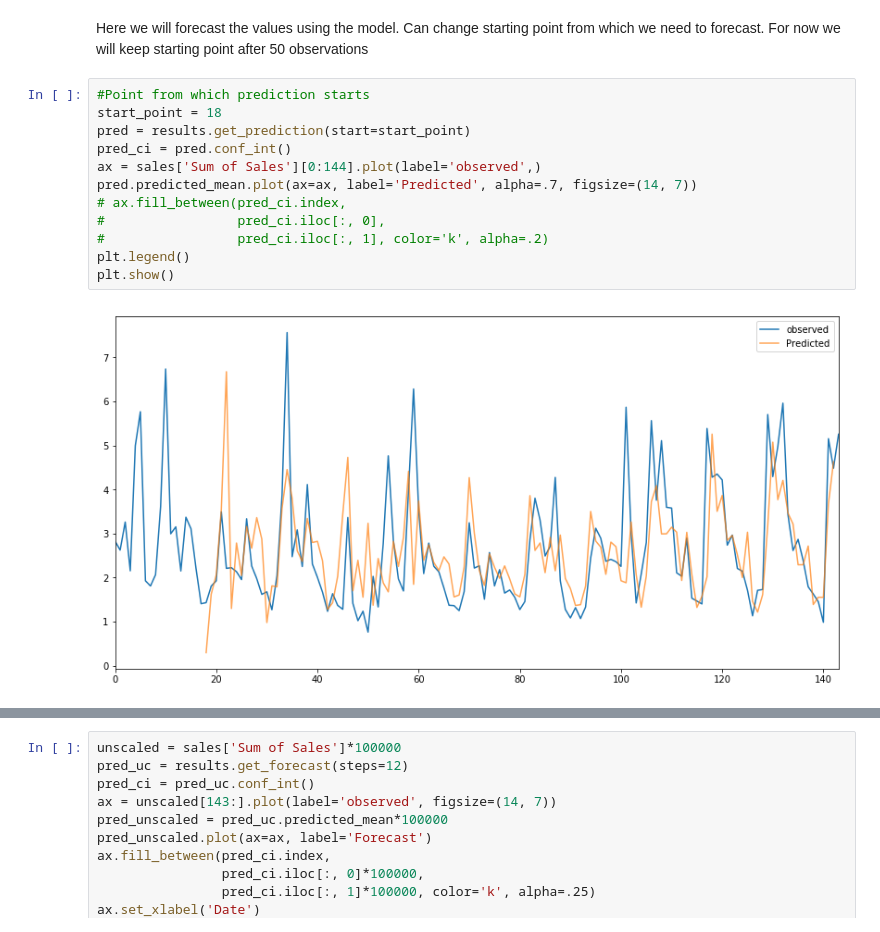
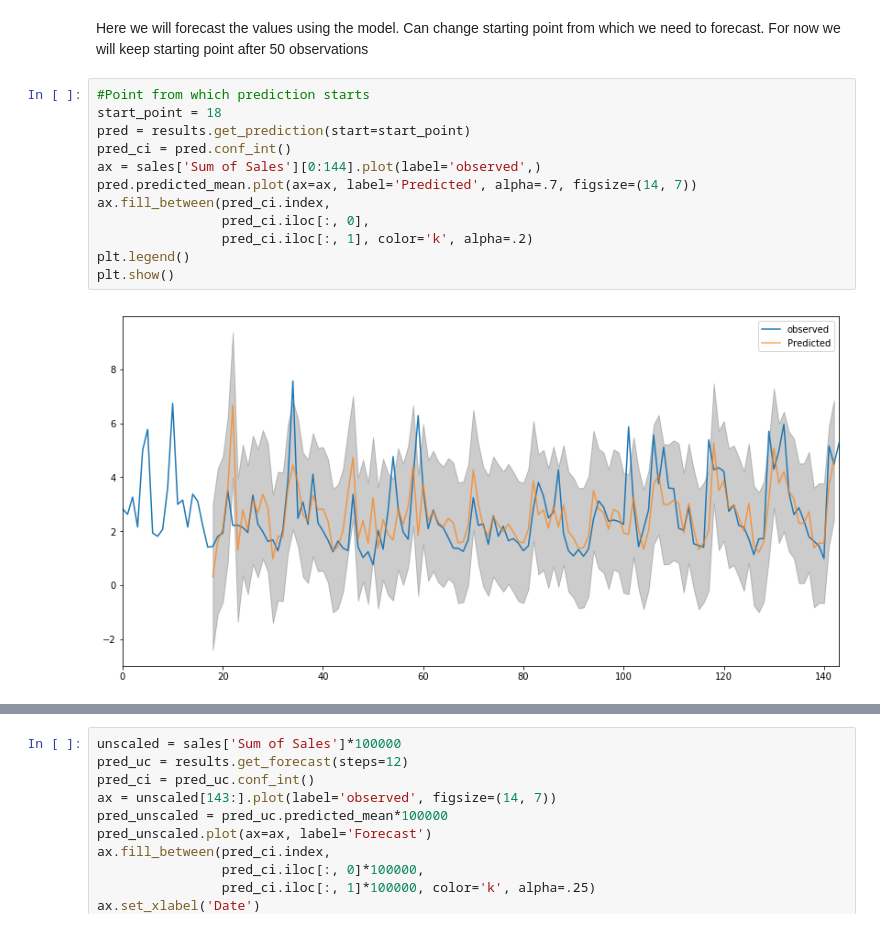
Before and after one commit to rnair7163/LabelMaster_Sales_Forecasting, a Jupyter notebook: src_Books/Data_Modeling/books_sarima_1splited.ipynb, the cells around one changed output, grey strips where cells are left out. Drawn from its saved outputs; the diff is of its cells as text.

```diff
--- a/src_Books/Data_Modeling/books_sarima_1splited.ipynb
+++ b/src_Books/Data_Modeling/books_sarima_1splited.ipynb
@@ -287,14 +283,14 @@ Here we will forecast the values using the model. Can change starting point from
 # %%
 #Point from which prediction starts
 start_point = 18
 pred = results.get_prediction(start=start_point)
 pred_ci = pred.conf_int()
 ax = sales['Sum of Sales'][0:144].plot(label='observed',)
 pred.predicted_mean.plot(ax=ax, label='Predicted', alpha=.7, figsize=(14, 7))
-# ax.fill_between(pred_ci.index,
-#                 pred_ci.iloc[:, 0],
-#                 pred_ci.iloc[:, 1], color='k', alpha=.2)
+ax.fill_between(pred_ci.index,
+                pred_ci.iloc[:, 0],
+                pred_ci.iloc[:, 1], color='k', alpha=.2)
 plt.legend()
 plt.show()
 # %% [output]
-[figure, old version]
+[figure, new version]
```
Also changed, not shown: parts of 4 cells of this notebook.
